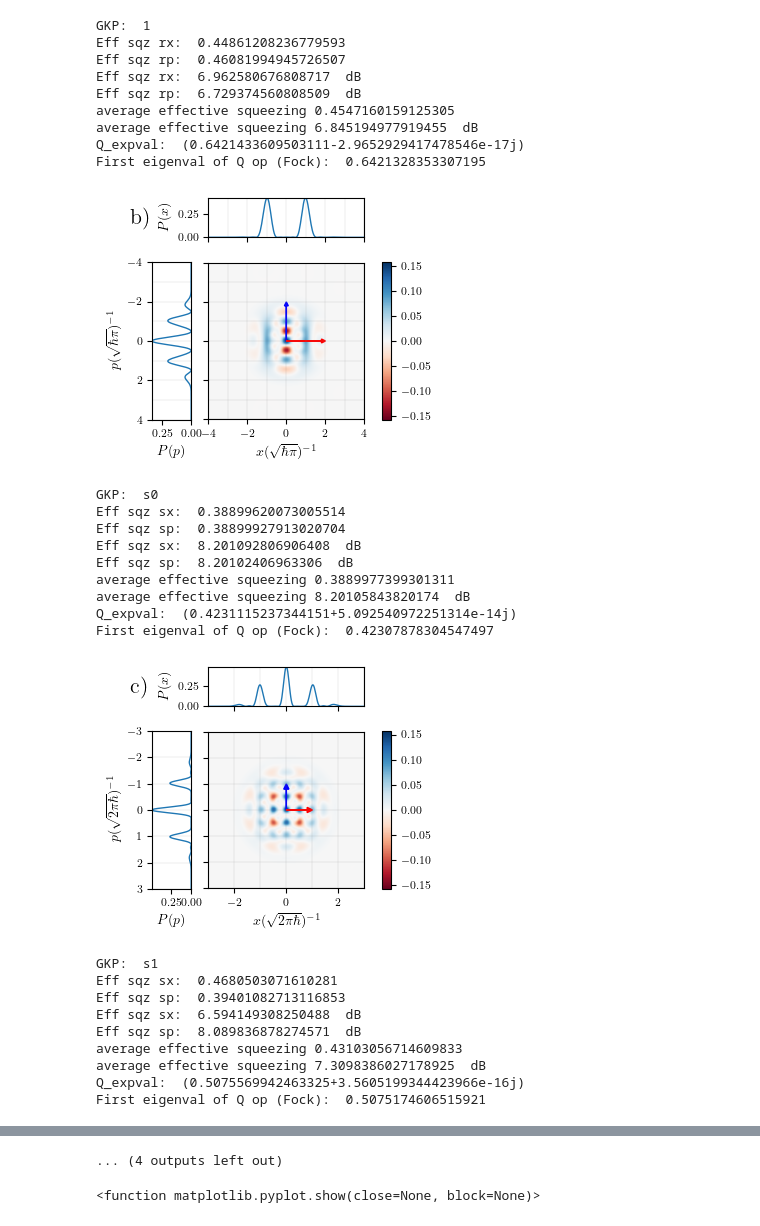
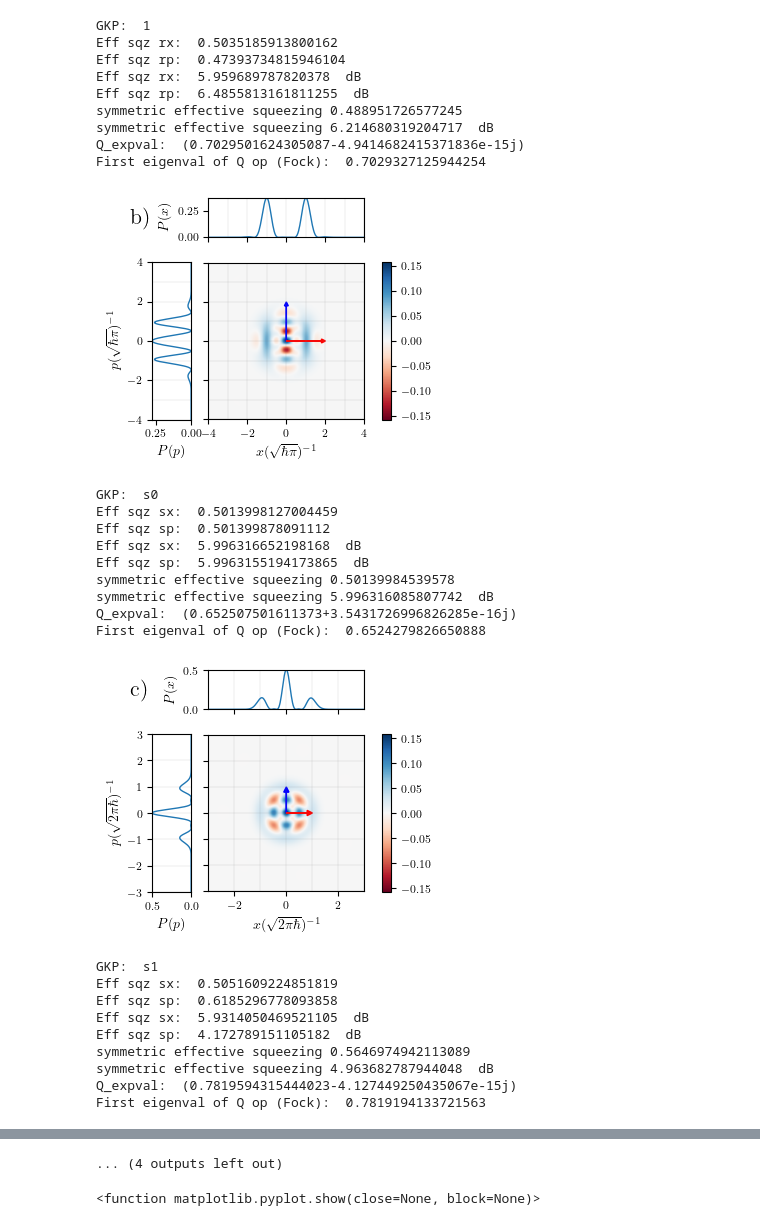
Before and after one commit to qpit/lcg_plus, a Jupyter notebook: demos_final/GKP_nonlinear_squeezing.ipynb, the cells around one changed output, grey strips where cells are left out. Drawn from its saved outputs; the diff is of its cells as text; code cells hidden in the pictures.

```diff
--- a/demos_final/GKP_nonlinear_squeezing.ipynb
+++ b/demos_final/GKP_nonlinear_squeezing.ipynb
@@ -118,9 +121,10 @@ def print_test(n, lattice):
         b1 = get_gkp_stabilizer('hsx') * np.exp(-1j*np.pi/12)
         b2 = get_gkp_stabilizer('hsp') * np.exp(-1j*np.pi/12)
 
+    Ds = np.sqrt((Dx**2 + Dp**2)/2)
 
-    print('average effective squeezing', (Dx + Dp)/2)
-    print('average effective squeezing', Delta_to_dB((Dx + Dp)/2), ' dB')
+    print('symmetric effective squeezing', Ds)
+    print('symmetric effective squeezing', Delta_to_dB(Ds), ' dB')
 
     b1 *= np.sqrt(2*hbar)
     b2 *= np.sqrt(2*hbar)
@@ -152,7 +156,7 @@ def print_test(n, lattice):
 
     return fig, ax, axx, axp, axc
 # %%
-n = 12
+n = 6
 lattices = ['0', '1', 's0', 's1', 'h0', 'h1', 'hs0', 'hs1']
 labels = ['a)', 'b)', 'c)', 'd)', 'e)', 'f)', 'g)', 'h)']
 for i, lattice in enumerate(lattices):
@@ -175,29 +179,29 @@ First eigenval of Q op (Fock):  0.4553683103765043
 GKP:  1
-Eff sqz rx:  0.44861208236779593
-Eff sqz rp:  0.46081994945726507
-Eff sqz rx:  6.962580676808717  dB
-Eff sqz rp:  6.729374560808509  dB
-average effective squeezing 0.4547160159125305
-average effective squeezing 6.845194977919455  dB
-Q_expval:  (0.6421433609503111-2.9652929417478546e-17j)
-First eigenval of Q op (Fock):  0.6421328353307195
+Eff sqz rx:  0.5035185913800162
+Eff sqz rp:  0.47393734815946104
+Eff sqz rx:  5.959689787820378  dB
+Eff sqz rp:  6.4855813161811255  dB
+symmetric effective squeezing 0.488951726577245
+symmetric effective squeezing 6.214680319204717  dB
+Q_expval:  (0.7029501624305087-4.9414682415371836e-15j)
+First eigenval of Q op (Fock):  0.7029327125944254
-[figure, old version]
+[figure, new version]
 GKP:  s0
-Eff sqz sx:  0.38899620073005514
-Eff sqz sp:  0.38899927913020704
-Eff sqz sx:  8.201092806906408  dB
-Eff sqz sp:  8.20102406963306  dB
-average effective squeezing 0.3889977399301311
-average effective squeezing 8.20105843820174  dB
-Q_expval:  (0.4231115237344151+5.092540972251314e-14j)
-First eigenval of Q op (Fock):  0.42307878304547497
+Eff sqz sx:  0.5013998127004459
+Eff sqz sp:  0.501399878091112
+Eff sqz sx:  5.996316652198168  dB
+Eff sqz sp:  5.9963155194173865  dB
+symmetric effective squeezing 0.50139984539578
+symmetric effective squeezing 5.996316085807742  dB
+Q_expval:  (0.652507501611373+3.5431726996826285e-16j)
+First eigenval of Q op (Fock):  0.6524279826650888
-[figure, old version]
+[figure, new version]
 GKP:  s1
-Eff sqz sx:  0.4680503071610281
-Eff sqz sp:  0.39401082713116853
-Eff sqz sx:  6.594149308250488  dB
-Eff sqz sp:  8.089836878274571  dB
-average effective squeezing 0.43103056714609833
-average effective squeezing 7.3098386027178925  dB
-Q_expval:  (0.5075569942463325+3.5605199344423966e-16j)
-First eigenval of Q op (Fock):  0.5075174606515921
+Eff sqz sx:  0.5051609224851819
+Eff sqz sp:  0.6185296778093858
+Eff sqz sx:  5.9314050469521105  dB
+Eff sqz sp:  4.172789151105182  dB
+symmetric effective squeezing 0.5646974942113089
+symmetric effective squeezing 4.963682787944048  dB
+Q_expval:  (0.7819594315444023-4.127449250435067e-15j)
+First eigenval of Q op (Fock):  0.7819194133721563
```
Also changed, not shown: parts of 2 cells of this notebook, 3 other files.
